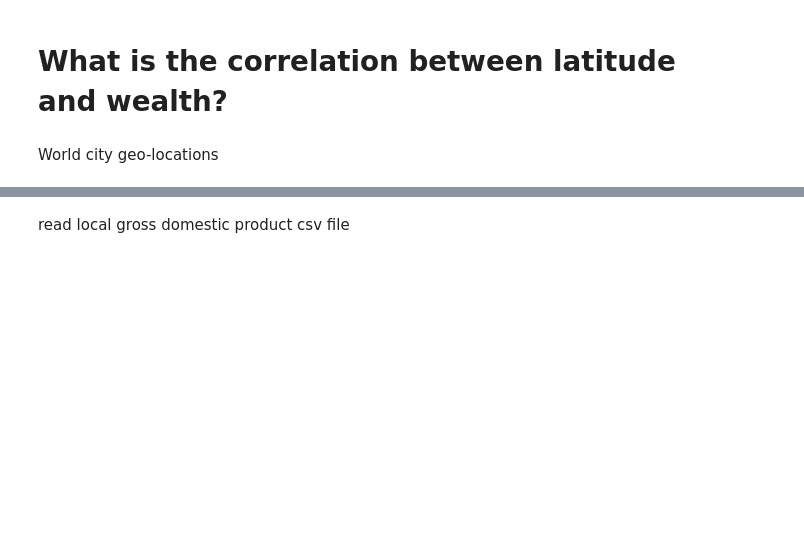
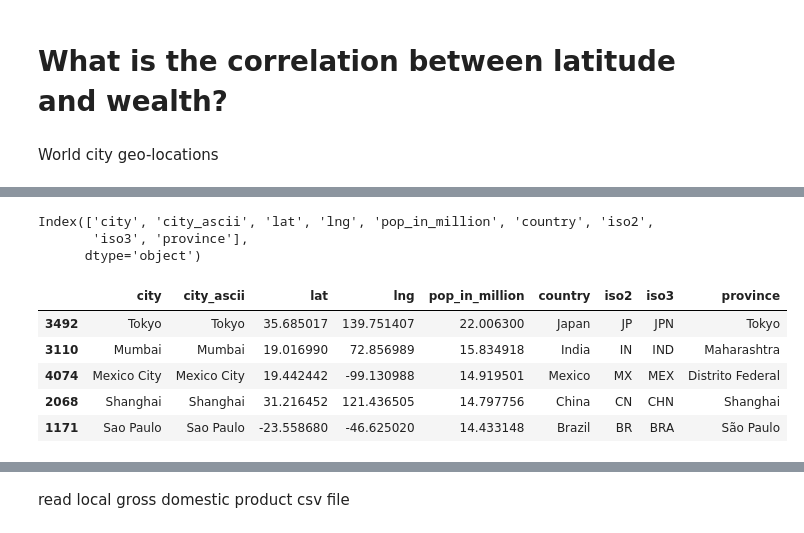
Before and after one commit to pletzer/jupyterMoons, a Jupyter notebook: GDPvsLatitude.ipynb, the cells around one changed output, grey strips where cells are left out. Saved outputs shown, nothing was run; the diff lists cells and outputs as text; code cells hidden in the pictures; blank space fills up the shorter version.

```diff
--- a/GDPvsLatitude.ipynb
+++ b/GDPvsLatitude.ipynb
@@ -29,0 +15,19 @@ geoCityData
+# %%
+# population in million
+geoCityData['pop'] /= 1000000
+# rename the pop column
+geoCityData.rename(columns={'pop': 'pop_in_million'}, inplace=True)
+geoCityData.columns
+# %% [output]
+Index(['city', 'city_ascii', 'lat', 'lng', 'pop_in_million', 'country', 'iso2',
+       'iso3', 'province'],
+      dtype='object')
+# %%
+geoCityData.sort_values('pop_in_million', ascending=False).head()
+# %% [output]
+|  | city | city_ascii | lat | lng | pop_in_million | country | iso2 | iso3 | province |
+| 3492 | Tokyo | Tokyo | 35.685017 | 139.751407 | 22.006300 | Japan | JP | JPN | Tokyo |
+| 3110 | Mumbai | Mumbai | 19.016990 | 72.856989 | 15.834918 | India | IN | IND | Maharashtra |
+| 4074 | Mexico City | Mexico City | 19.442442 | -99.130988 | 14.919501 | Mexico | MX | MEX | Distrito Federal |
+| 2068 | Shanghai | Shanghai | 31.216452 | 121.436505 | 14.797756 | China | CN | CHN | Shanghai |
+| 1171 | Sao Paulo | Sao Paulo | -23.558680 | -46.625020 | 14.433148 | Brazil | BR | BRA | São Paulo |
```
Also changed, not shown: parts of 17 cells of this notebook, 1 other file.
